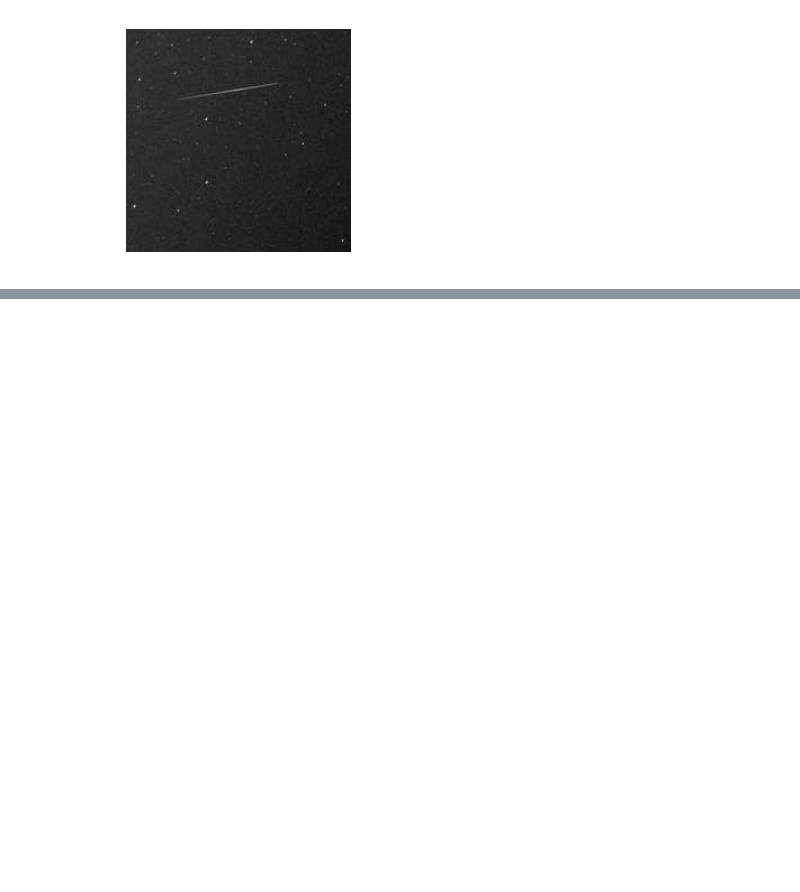
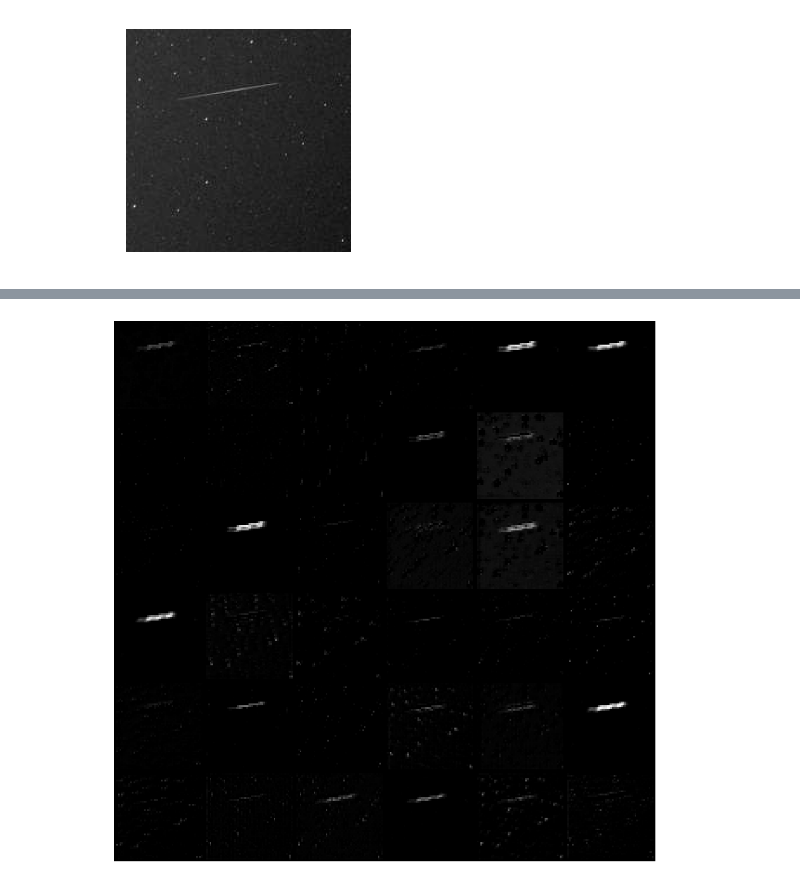
Before and after one commit to CurtinIDS/fireballs, a Jupyter notebook: src/visualise_cnn.ipynb, the cells around one changed output, grey strips where cells are left out. Saved outputs shown, nothing was run; the diff lists cells and outputs as text; code cells hidden in the pictures; blank space fills up the shorter version.

```diff
--- a/src/visualise_cnn.ipynb
+++ b/src/visualise_cnn.ipynb
@@ -76,0 +131,18 @@ plt.axis('off');
+# %%
+# 3rd conv layer
+reshaped_image = np.reshape(image, [1, 200, 200, 1])
+m2 = tflearn.DNN(conv_3, session=model.session)
+yhat = m2.predict(reshaped_image)
+yhat_1 = np.array(yhat[0])
+
+ix = 50  # tensor size
+iy = 50
+ch = 36
+cy = 6   # grid from channels:  36 = 6x6
+cx = 6
+v  = vis_conv(yhat_1,ix,iy,ch,cy,cx)
+plt.figure(figsize = (16,16))
+plt.imshow(v,cmap="Greys_r",interpolation='nearest')
+plt.axis('off');
+# %% [output]
+[figure, added]
```
Also changed, not shown: parts of 7 cells of this notebook.
